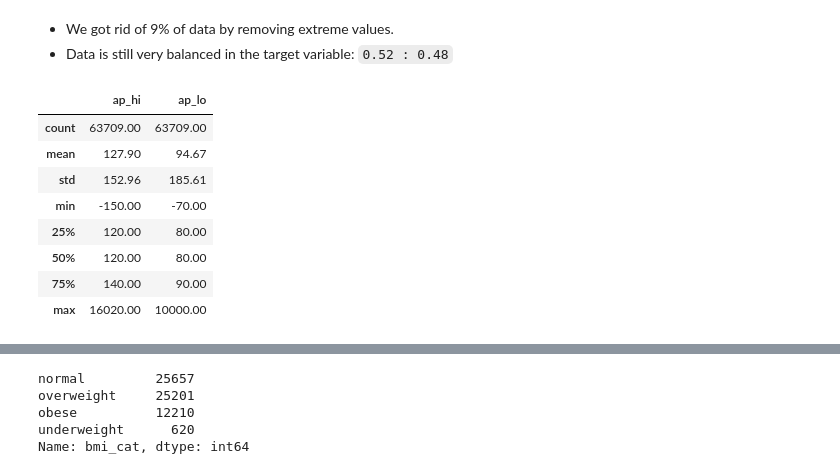
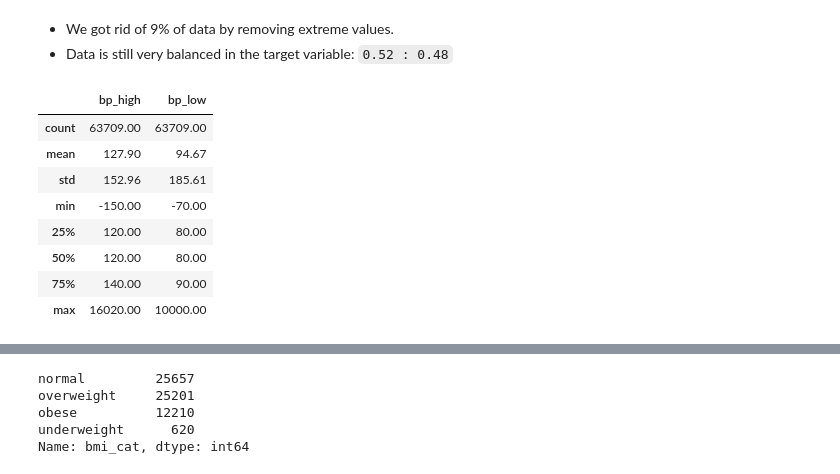
Before and after one commit to ykfarhan/cardiac-disease-detection, a Jupyter notebook: data_cleaning_cardiac.ipynb, the cells around one changed output, grey strips where cells are left out. Drawn from its saved outputs; the diff is of its cells as text; code cells hidden in the pictures.

```diff
--- a/data_cleaning_cardiac.ipynb
+++ b/data_cleaning_cardiac.ipynb
@@ -133,11 +133,14 @@ df.describe()
 * We got rid of 9% of data by removing extreme values.
 * Data is still very balanced in the target variable: `0.52 : 0.48`
 # %%
-bp_cols = ['ap_hi','ap_lo']  # store the blood pressure column indexes in a list
+bp_cols = {'ap_hi': 'bp_high',
+           'ap_lo': 'bp_low'} # use a dictionary to fix the blood pressure column names
+# %%
+df.rename(columns= bp_cols, inplace= True)
 # %%
-df.loc[:,bp_cols].describe()  # check their stats
+df[['bp_high','bp_low']].describe()  # check their stats
 # %% [output]
-|  | ap_hi | ap_lo |
+|  | bp_high | bp_low |
 | count | 63709.00 | 63709.00 |
 | mean | 127.90 | 94.67 |
 | std | 152.96 | 185.61 |
```
Also changed, not shown: parts of 20 cells of this notebook.
